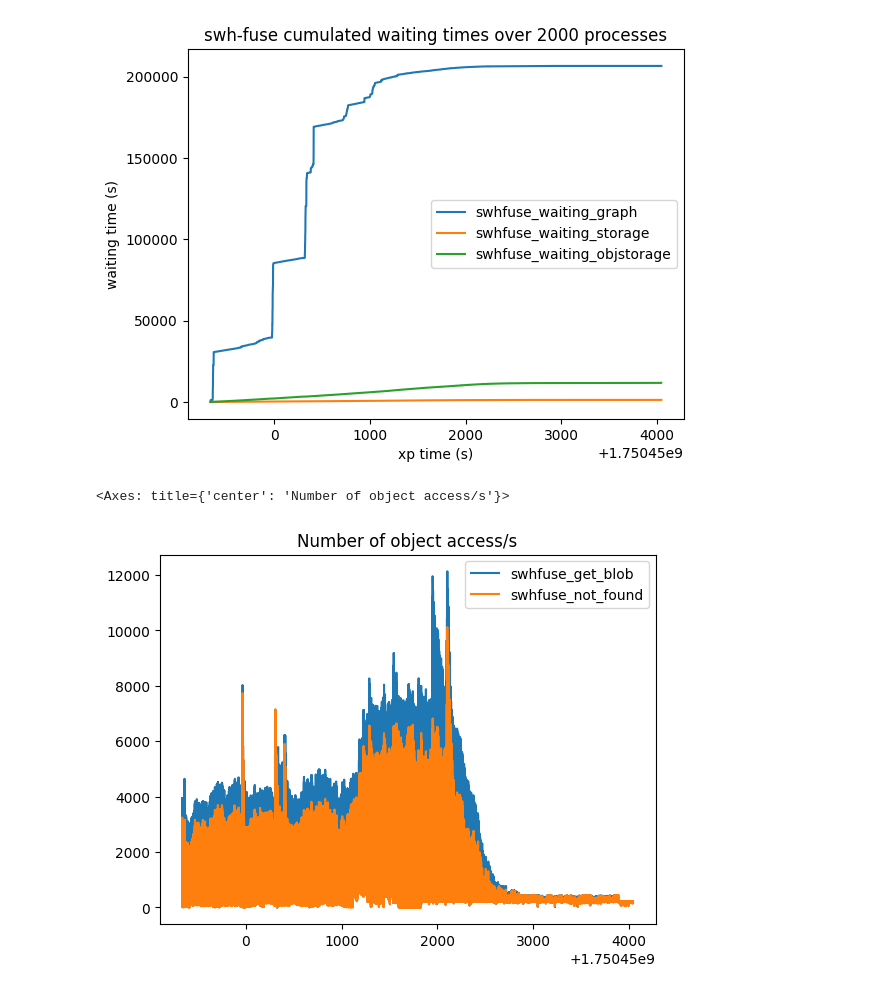
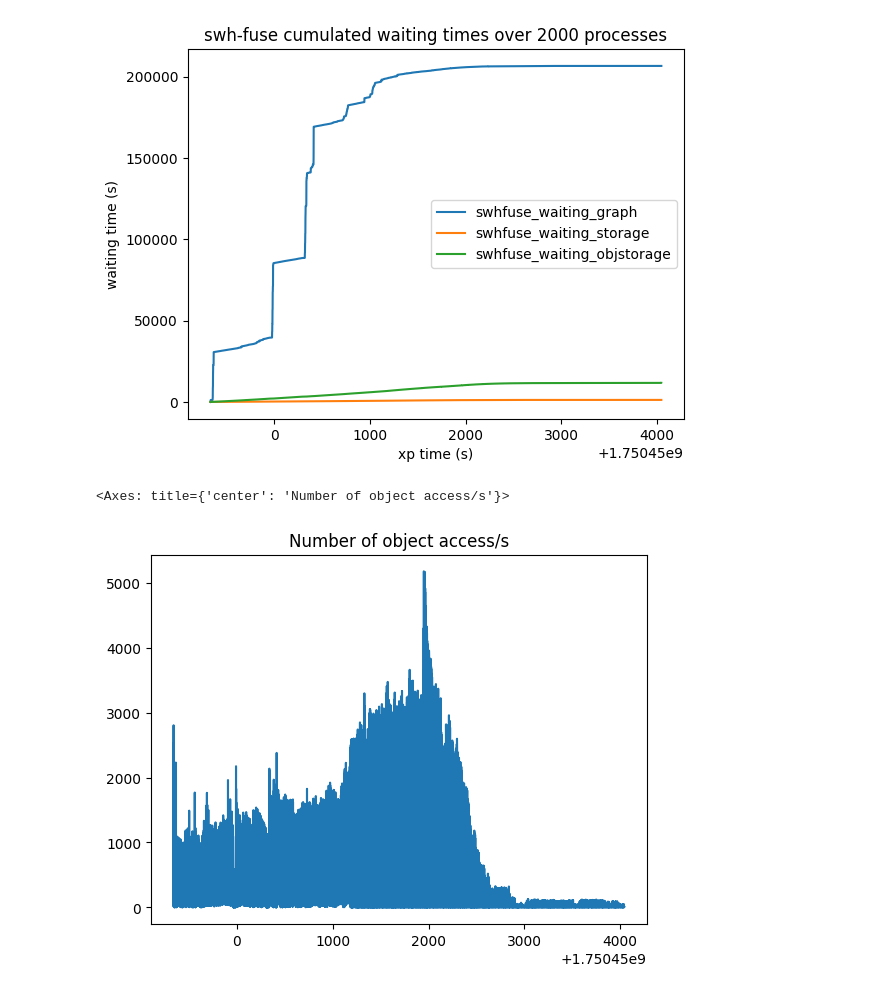
Before and after one commit to SoftwareHeritage/swh-fuse, a Jupyter notebook: benchmark/2025-06-20-2000 workers/2025-06-20-bench2-take2.ipynb, the cells around one changed output. Drawn from its saved outputs; the diff is of its cells as text; code cells hidden in the pictures.

```diff
--- a/benchmark/2025-06-20-2000 workers/2025-06-20-bench2-take2.ipynb
+++ b/benchmark/2025-06-20-2000 workers/2025-06-20-bench2-take2.ipynb
@@ -55,7 +55,10 @@ np.float64(0.7211726107719506)
 <Axes: title={'center': 'swh-fuse cumulated waiting times over 2000 processes'}, xlabel='xp time (s)', ylabel='waiting time (s)'>
 [figure]
 # %%
-metrics[["swhfuse_get_blob", "swhfuse_not_found"]].sort_index().fillna(0.0).plot(title="Number of object access/s")
+(
+    metrics["swhfuse_get_blob"].sort_index().fillna(0.0)
+    - metrics["swhfuse_not_found"].sort_index().fillna(0.0)
+).plot(title="Number of object access/s")
 # %% [output]
 <Axes: title={'center': 'Number of object access/s'}>
-[figure, old version]
+[figure, new version]
```
Also changed, not shown: parts of 1 cell of this notebook, 4 other files.
